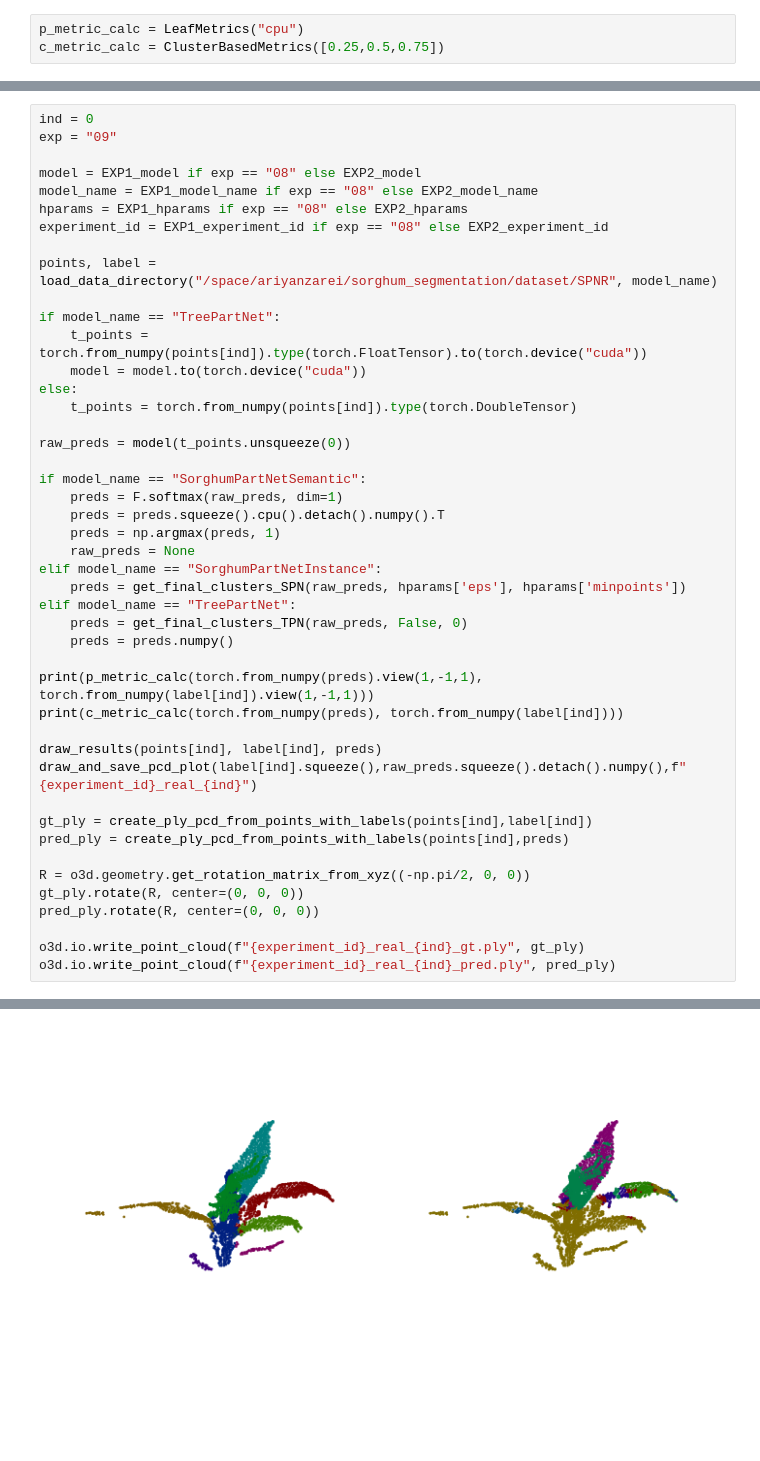
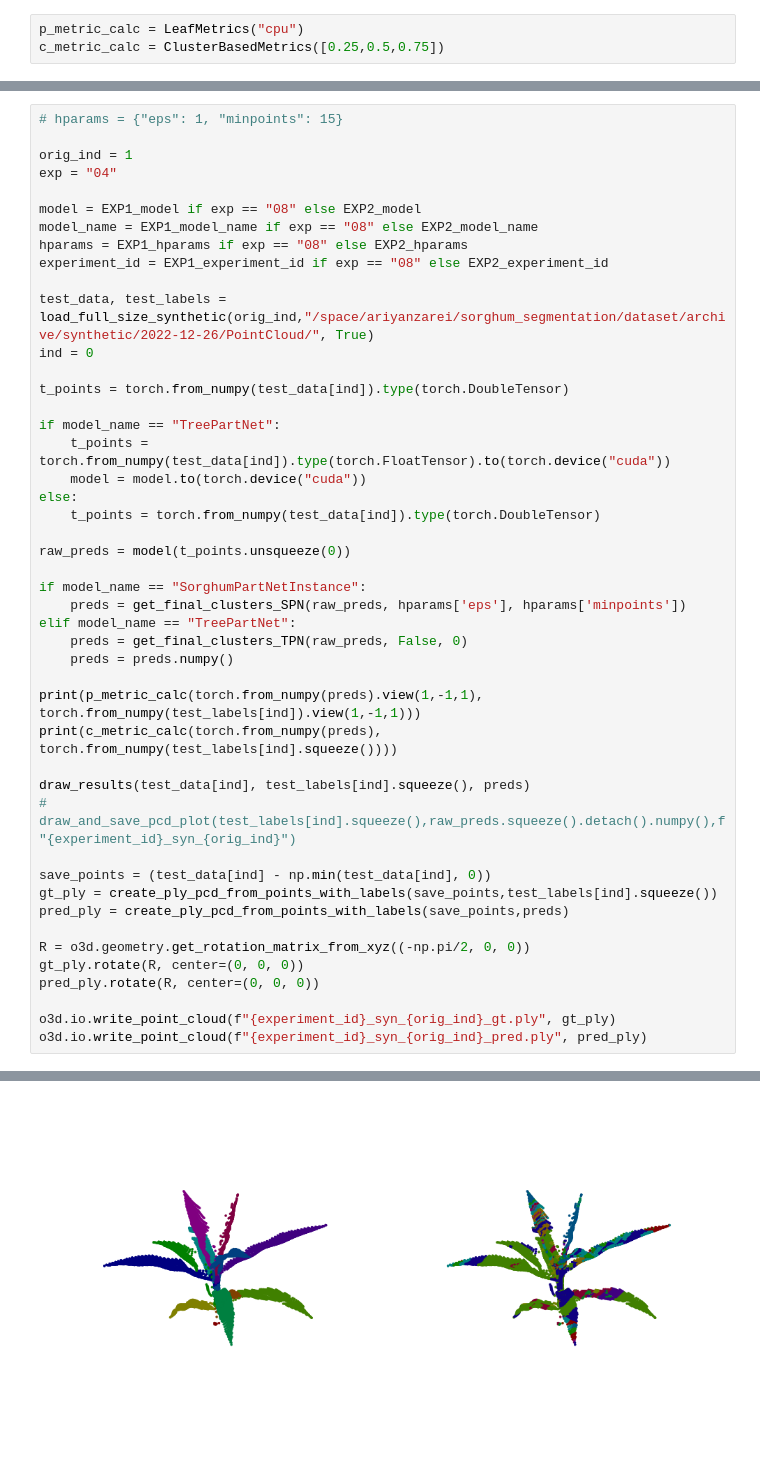
Before and after one commit to ariyanzri/PlantSegNet, a Jupyter notebook: visualization/visualize_predictions_paper.ipynb, the cells around one changed output, grey strips where cells are left out. Drawn from its saved outputs; the diff is of its cells as text; blank space fills up the shorter version.

Commit message:
All results gathered

```diff
--- a/visualization/visualize_predictions_paper.ipynb
+++ b/visualization/visualize_predictions_paper.ipynb
@@ -329,46 +455,47 @@ RuntimeError: points.scalar_type() == at::ScalarType::FloatINTERNAL ASSERT FAILE
 # %%
-ind = 0
-exp = "09"
+# hparams = {"eps": 1, "minpoints": 15}
+
+orig_ind = 1
+exp = "04"
 
 model = EXP1_model if exp == "08" else EXP2_model
 model_name = EXP1_model_name if exp == "08" else EXP2_model_name
 hparams = EXP1_hparams if exp == "08" else EXP2_hparams
 experiment_id = EXP1_experiment_id if exp == "08" else EXP2_experiment_id
 
-points, label = load_data_directory("/space/ariyanzarei/sorghum_segmentation/dataset/SPNR", model_name)
+test_data, test_labels = load_full_size_synthetic(orig_ind,"/space/ariyanzarei/sorghum_segmentation/dataset/archive/synthetic/2022-12-26/PointCloud/", True)
+ind = 0
+
+t_points = torch.from_numpy(test_data[ind]).type(torch.DoubleTensor)
 
 if model_name == "TreePartNet":
-    t_points = torch.from_numpy(points[ind]).type(torch.FloatTensor).to(torch.device("cuda"))
+    t_points = torch.from_numpy(test_data[ind]).type(torch.FloatTensor).to(torch.device("cuda"))
     model = model.to(torch.device("cuda"))
 else:
-    t_points = torch.from_numpy(points[ind]).type(torch.DoubleTensor)
+    t_points = torch.from_numpy(test_data[ind]).type(torch.DoubleTensor)
 
 raw_preds = model(t_points.unsqueeze(0))
 
-if model_name == "SorghumPartNetSemantic":
-    preds = F.softmax(raw_preds, dim=1)
-    preds = preds.squeeze().cpu().detach().numpy().T
-    preds = np.argmax(preds, 1)
-    raw_preds = None
-elif model_name == "SorghumPartNetInstance":
+if model_name == "SorghumPartNetInstance":
     preds = get_final_clusters_SPN(raw_preds, hparams['eps'], hparams['minpoints'])
 elif model_name == "TreePartNet":
     preds = get_final_clusters_TPN(raw_preds, False, 0)
     preds = preds.numpy()
 
-print(p_metric_calc(torch.from_numpy(preds).view(1,-1,1), torch.from_numpy(label[ind]).view(1,-1,1)))
-print(c_metric_calc(torch.from_numpy(preds), torch.from_numpy(label[ind])))
+print(p_metric_calc(torch.from_numpy(preds).view(1,-1,1), torch.from_numpy(test_labels[ind]).view(1,-1,1)))
+print(c_metric_calc(torch.from_numpy(preds), torch.from_numpy(test_labels[ind].squeeze())))
 
-draw_results(points[ind], label[ind], preds)
-draw_and_save_pcd_plot(label[ind].squeeze(),raw_preds.squeeze().detach().numpy(),f"{experiment_id}_real_{ind}")
+draw_results(test_data[ind], test_labels[ind].squeeze(), preds)
+# draw_and_save_pcd_plot(test_labels[ind].squeeze(),raw_preds.squeeze().detach().numpy(),f"{experiment_id}_syn_{orig_ind}")
 
-gt_ply = create_ply_pcd_from_points_with_labels(points[ind],label[ind])
-pred_ply = create_ply_pcd_from_points_with_labels(points[ind],preds)
+save_points = (test_data[ind] - np.min(test_data[ind], 0))
+gt_ply = create_ply_pcd_from_points_with_labels(save_points,test_labels[ind].squeeze())
+pred_ply = create_ply_pcd_from_points_with_labels(save_points,preds)
 
 R = o3d.geometry.get_rotation_matrix_from_xyz((-np.pi/2, 0, 0))
 gt_ply.rotate(R, center=(0, 0, 0))
 pred_ply.rotate(R, center=(0, 0, 0))
 
-o3d.io.write_point_cloud(f"{experiment_id}_real_{ind}_gt.ply", gt_ply)
-o3d.io.write_point_cloud(f"{experiment_id}_real_{ind}_pred.ply", pred_ply)
+o3d.io.write_point_cloud(f"{experiment_id}_syn_{orig_ind}_gt.ply", gt_ply)
+o3d.io.write_point_cloud(f"{experiment_id}_syn_{orig_ind}_pred.ply", pred_ply)
 # %% [output]
@@ -377 +504 @@ o3d.io.write_point_cloud(f"{experiment_id}_real_{ind}_pred.ply", pred_ply)
-[figure, old version]
+[figure, new version]
```
Also changed, not shown: parts of 9 cells of this notebook, 2 other files.
